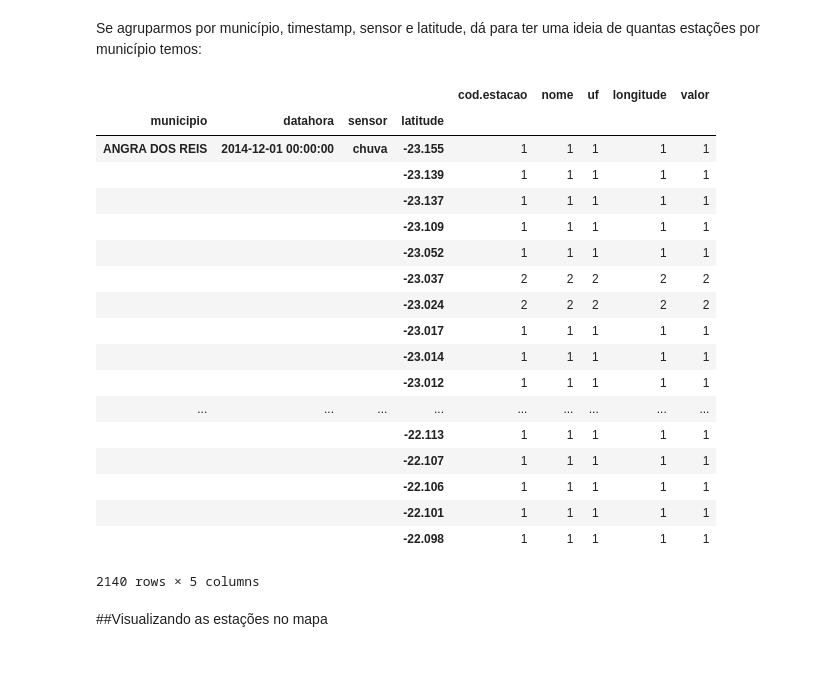
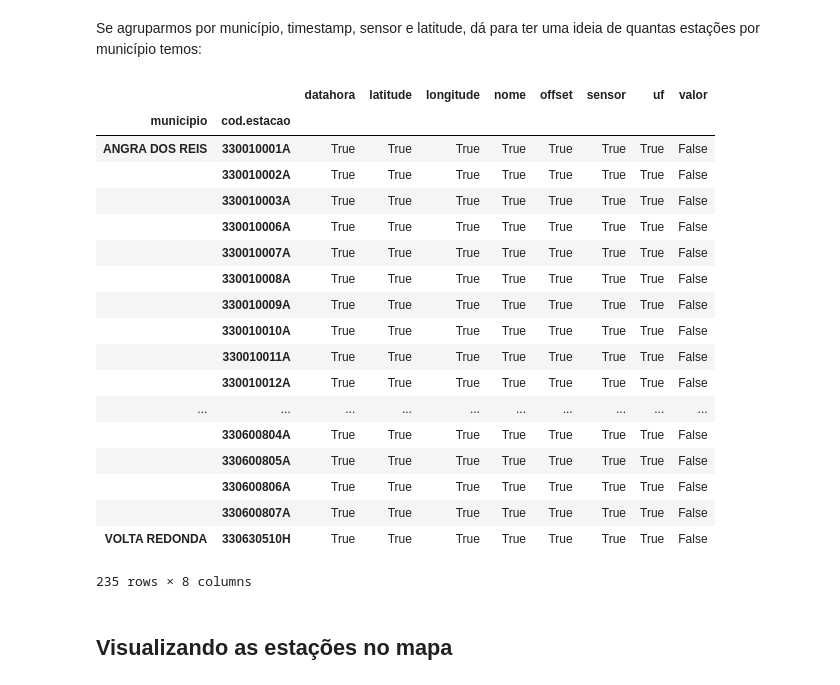
Before and after one commit to AlertaDengue/AlertaDengueCaptura, a Jupyter notebook: notebooks/cemaden.ipynb, the cells around one changed output. Saved outputs shown, nothing was run; the diff lists cells and outputs as text; code cells hidden in the pictures.

```diff
--- a/notebooks/cemaden.ipynb
+++ b/notebooks/cemaden.ipynb
@@ -19 +19,3 @@ chave = "Chave no basecamp"
+# %%
+chave = "bc10602ea62759fab1578f8eb1ff6f7abbf8678d"
 # %% [markdown]
@@ -23,5 +25,7 @@ results = requests.get(base_url,params={'chave': chave,
                                         'inicio': 201412010000,
                                         'fim': 201412010300,
                                         'uf': "RJ"})
-with codecs.open('clima.csv', 'w', encoding='utf-8') as fd:
-    fd.write(results.text)
+dfrj = pd.read_csv(StringIO(results.text), sep=';', encoding='win-1232',skiprows=1)
+dfrj[dfrj['cod.estacao']=='330575202A'].head()
+# with codecs.open('clima.csv', 'w', encoding='utf-8') as fd:
+#     fd.write(results.text)
@@ -43,4 +57,0 @@ NameError: name 'results' is not defined
-# %%
-dfrj = pd.read_csv('clima.csv', sep=";",skiprows=1)
-print dfrj.info()
-dfrj
@@ -87,30 +82,31 @@ len(est_rj)
 235
 # %% [markdown]
 Se agruparmos por município, timestamp, sensor e latitude, dá para ter uma ideia de quantas estações por município temos:
-# %%
-dfrj.groupby(['municipio','datahora','sensor','latitude']).count()
-# %% [output]
-|  |  |  |  | cod.estacao | nome | uf | longitude | valor |
-| municipio | datahora | sensor | latitude |  |  |  |  |  |
-| ANGRA DOS REIS | 2014-12-01 00:00:00 | chuva | -23.155 | 1 | 1 | 1 | 1 | 1 |
-|  |  |  | -23.139 | 1 | 1 | 1 | 1 | 1 |
-|  |  |  | -23.137 | 1 | 1 | 1 | 1 | 1 |
-|  |  |  | -23.109 | 1 | 1 | 1 | 1 | 1 |
-|  |  |  | -23.052 | 1 | 1 | 1 | 1 | 1 |
-|  |  |  | -23.037 | 2 | 2 | 2 | 2 | 2 |
-|  |  |  | -23.024 | 2 | 2 | 2 | 2 | 2 |
-|  |  |  | -23.017 | 1 | 1 | 1 | 1 | 1 |
-|  |  |  | -23.014 | 1 | 1 | 1 | 1 | 1 |
-|  |  |  | -23.012 | 1 | 1 | 1 | 1 | 1 |
-| ... | ... | ... | ... | ... | ... | ... | ... | ... |
-|  |  |  | -22.113 | 1 | 1 | 1 | 1 | 1 |
-|  |  |  | -22.107 | 1 | 1 | 1 | 1 | 1 |
-|  |  |  | -22.106 | 1 | 1 | 1 | 1 | 1 |
-|  |  |  | -22.101 | 1 | 1 | 1 | 1 | 1 |
-|  |  |  | -22.098 | 1 | 1 | 1 | 1 | 1 |
-2140 rows × 5 columns
+# %%
+grouped=dfrj.groupby(['municipio','cod.estacao'])
+grouped.all()
+# %% [output]
+|  |  | datahora | latitude | longitude | nome | offset | sensor | uf | valor |
+| municipio | cod.estacao |  |  |  |  |  |  |  |  |
+| ANGRA DOS REIS | 330010001A | True | True | True | True | True | True | True | False |
+|  | 330010002A | True | True | True | True | True | True | True | False |
+|  | 330010003A | True | True | True | True | True | True | True | False |
+|  | 330010006A | True | True | True | True | True | True | True | False |
+|  | 330010007A | True | True | True | True | True | True | True | False |
+|  | 330010008A | True | True | True | True | True | True | True | False |
+|  | 330010009A | True | True | True | True | True | True | True | False |
+|  | 330010010A | True | True | True | True | True | True | True | False |
+|  | 330010011A | True | True | True | True | True | True | True | False |
+|  | 330010012A | True | True | True | True | True | True | True | False |
+| ... | ... | ... | ... | ... | ... | ... | ... | ... | ... |
+|  | 330600804A | True | True | True | True | True | True | True | False |
+|  | 330600805A | True | True | True | True | True | True | True | False |
+|  | 330600806A | True | True | True | True | True | True | True | False |
+|  | 330600807A | True | True | True | True | True | True | True | False |
+| VOLTA REDONDA | 330630510H | True | True | True | True | True | True | True | False |
+235 rows × 8 columns
 # %% [markdown]
-##Visualizando as estações no mapa
+## Visualizando as estações no mapa
 # %%
 def inline_map(m, width=650, height=500):
     """Takes a folium instance and embed HTML."""
```
Also changed, not shown: parts of 12 cells of this notebook, 3 other files.
